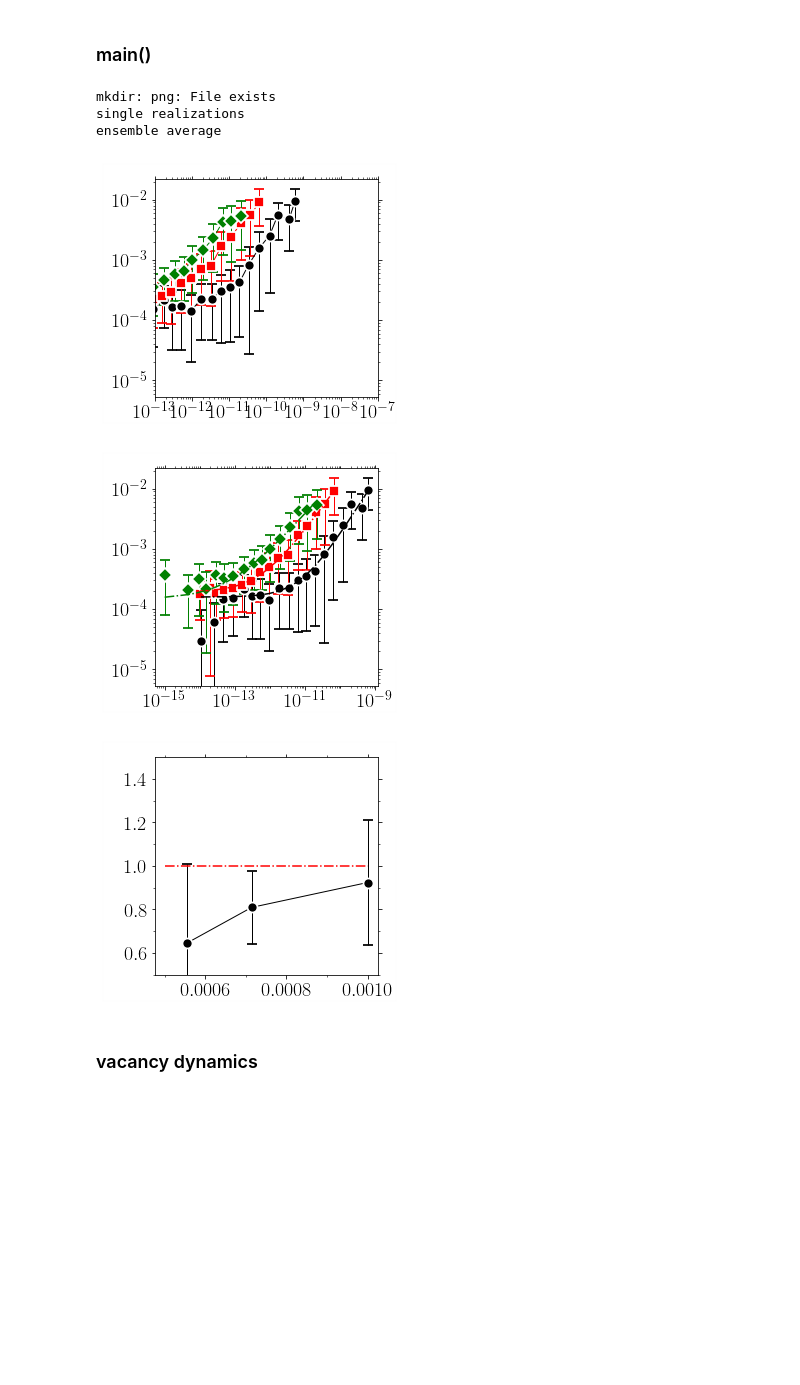
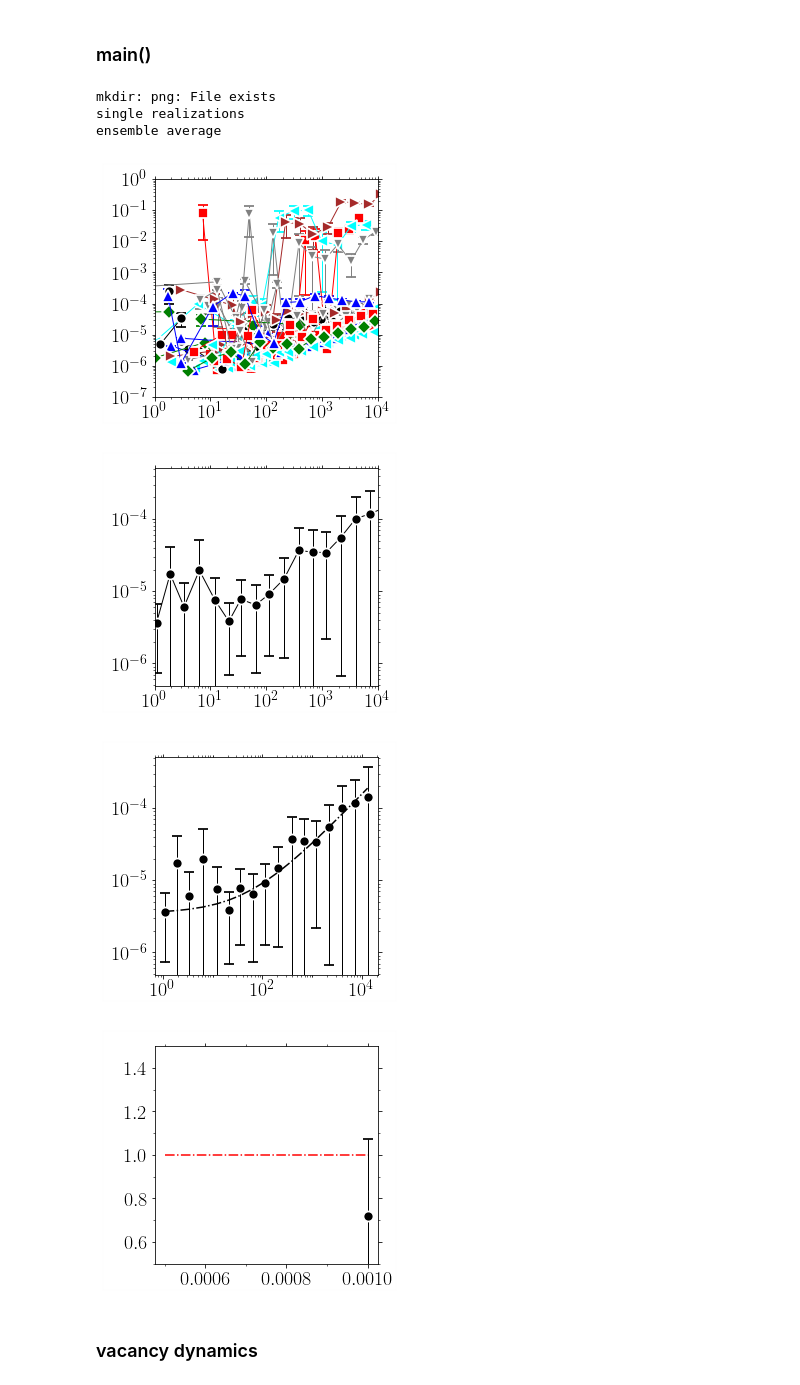
Before and after one commit to kkarimi62/vacancyDiffusion, a Jupyter notebook: postproc/postproc.ipynb, the cells around one changed output. Saved outputs shown, nothing was run; the diff lists cells and outputs as text; code cells hidden in the pictures; blank space fills up the shorter version.

```diff
--- a/postproc/postproc.ipynb
+++ b/postproc/postproc.ipynb
@@ -1369,7 +1376,7 @@ def main():
     #--- temp object
     temp = Temperature(
 #         [1000,1200,1400,1600,1800,2000],[list(range(8))]*10,
-        [1000],[list(range(8))]*10,
+        [1000],[list(range(32))]*10,
 #        [1000],[[0,1,2,3,4,6,7]]*10,
 #        [1000],[[1,2,4,5,6,7]]*10,
 #        [1200],[[0,2,4,6,7]]*10,
@@ -1383,29 +1390,30 @@ def main():
     #--- parse data
 #    temp.Parse(['./msd/msd.txt'])
 #     temp.Parse( list(map(lambda x:'NiNatom1KTemp%sK/Run%s/msd/msd.txt'%(x[0],x[1]),
-    temp.Parse( list(map(lambda x:'msd/CantorNatom16KTemp%sKEnsemble8/Run%s/msd/msd.txt'%(x[0],x[1]),
+#    temp.Parse( list(map(lambda x:'msd/CantorNatom16KTemp%sKEnsemble8/Run%s/msd/msd.txt'%(x[0],x[1]),
 #    temp.Parse( list(map(lambda x:'CantorNatom16KTemp%sKEnsemble8/Run%s/msd/msd.txt'%(x[0],x[1]),
 #    temp.Parse( list(map(lambda x:'NiCoCrNatom1KTemp%sK/Run%s/msd/msd.txt'%(x[0],x[1]),
 #     temp.Parse( list(map(lambda x:'msdLinScale/NiCoCrNatom1KTemp%sK/Run%s/msd/msd_lin.txt'%(x[0],x[1]),
 #    temp.Parse( list(map(lambda x:'msdLinScale/NiNatom1KTemp%sK/Run%s/msd/msd_lin.txt'%(x[0],x[1]),
 #     temp.Parse( list(map(lambda x:'msdLinScale/%sNatom1KTemp1000K/Run%s/msd/msd.txt'%(x[0],x[1]),
 #    temp.Parse( list(map(lambda x:'msd/nicocr/kmc/NiCoCrNatom1KTemp%sK/Run%s/msd/msd.txt'%(x[0],x[1]),
+    temp.Parse( list(map(lambda x:'ni/void5th/Run%s/msd/msd.txt'%(x[1]),
                          temp.temps_runs ))
              )
     #
     #--- plot
-    xlim = (1e-13,1e-7)
-    ylim = (1e-5,1e-1)
+    xlim = (1e0,1e4)
+    ylim = (1e-7,1e0)
     print('single realizations')
-#     temp.Plot(**{
-#                   'xscale':'log',
-#                   'yscale':'log',
-#                    'attrs':{'fmt':'-'},
-# #                   'xlim':xlim,
-# #                    'ylim':ylim,
-# #                   'title':'png/msd_temp_ni.png',
-#         'bbox_to_anchor':(0.01,0.3,0.5,0.5)
-#     })
+    temp.Plot(**{
+                  'xscale':'log',
+                  'yscale':'log',
+                   'attrs':{'fmt':'-'},
+                  'xlim':xlim,
+                   'ylim':ylim,
+#                   'title':'png/msd_temp_ni.png',
+        'bbox_to_anchor':(0.01,0.3,0.5,0.5)
+    })
 
     #
     #--- plot average
@@ -1433,36 +1441,37 @@ def main():
 #            p0=[[1e-4, 1e6, 1.0]],
             p0=[[1e-3, 1e6, 1.0]],
                sigma=True, #--- comment for ni
               xlo=xlim[0],
              plotAttrs={'yscale':'log',
                   'xscale':'log',
 #                    'xlim':xlim,
 #                     'ylim':ylim,
                         'ndecade_x':2,
                     'bbox_to_anchor':(-0.05,0.33,0.5,0.5),
                    'title':'png/msd_temp_ni_fit_inset.png',
 #                         'fontsize':24,
 #              'halfopen':True
                        }
             )
 
 
 
     temp.PlotExponent(**{
                     'title':'png/alpha_temp_ni.png',
                     'ylim':(0.5,1.5),
                     }
                 )
 
     return temp
 temp = main()
 # %% [output]
 mkdir: png: File exists
 single realizations
 ensemble average
-[figure, old version]
+[figure, new version]
-[figure, old version]
+[figure, new version]
-[figure, old version]
+[figure, new version]
+[figure, added]
 # %% [markdown]
 ### vacancy dynamics
 # %%
```
Also changed, not shown: parts of 1 cell of this notebook, 2 other files.
